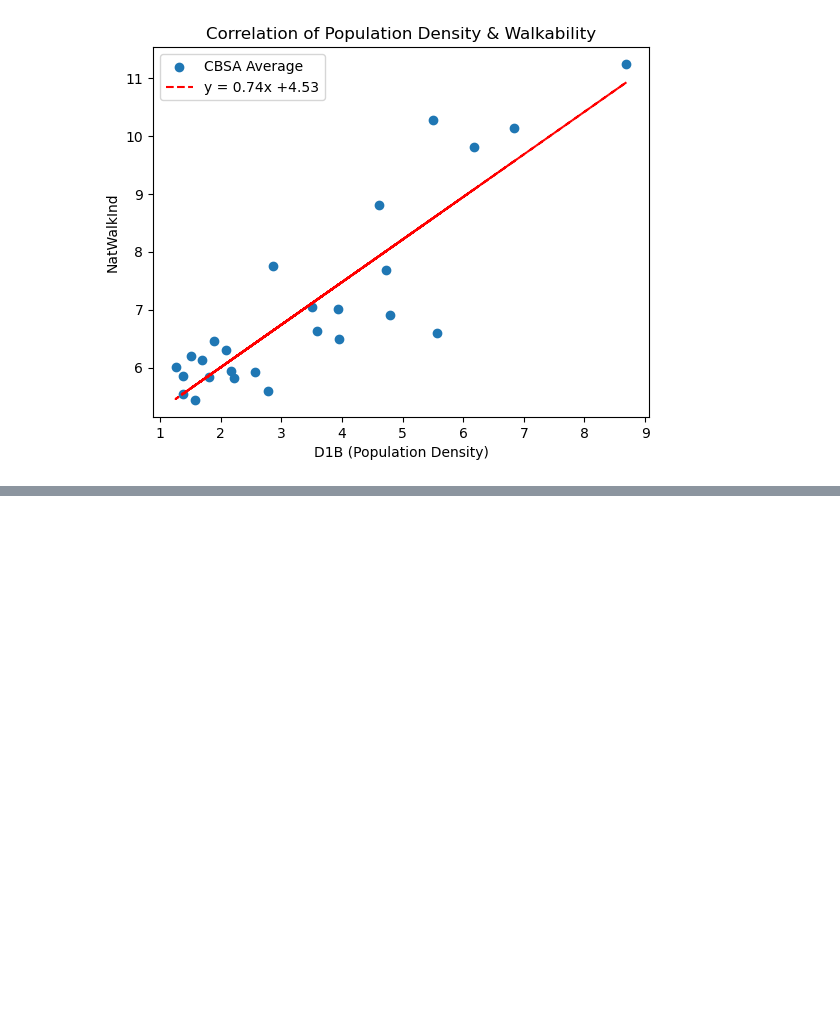
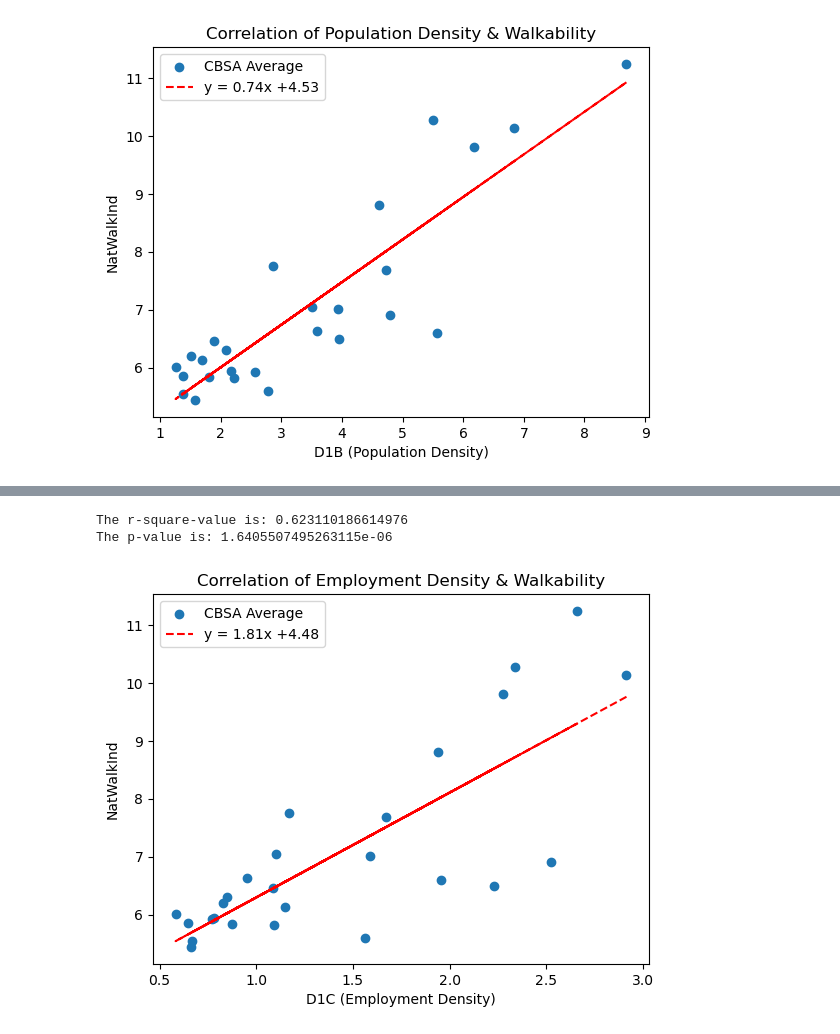
Before and after one commit to fgsalomao/Study---Immigrant-housing-by-class, a Jupyter notebook: Population_Density_and_Unprotected_Area .ipynb, the cells around one changed output, grey strips where cells are left out. Cells and saved outputs as stored; diff of their text form; code cells hidden in the pictures; blank space fills up the shorter version.

```diff
--- a/Population_Density_and_Unprotected_Area .ipynb
+++ b/Population_Density_and_Unprotected_Area .ipynb
@@ -121,0 +231,25 @@ The p-value is: 3.6091953313889607e-09
+# %%
+# Adjusting for the one outlier at beyond (17.5, 12)
+d1c_mean_filtered_df = d1c_mean_df[d1c_mean_df["D1C"] < 5]
+d1c_x_values = d1c_mean_filtered_df['D1C']
+d1c_y_values = d1c_mean_filtered_df['NatWalkInd']
+plt.scatter(d1c_x_values, d1c_y_values, label = 'CBSA Average')
+
+# To do regression
+(slope, intercept, rvalue, pvalue, stderr) = st.linregress(d1c_x_values, d1c_y_values)
+y_predicted_values = d1c_x_values * slope + intercept
+line_equation = "y = " + str(round(slope,2)) + "x +" + str(round(intercept,2))
+plt.plot(d1c_x_values, y_predicted_values,"r--", label = line_equation)
+
+plt.xlabel('D1C (Employment Density)')
+plt.ylabel('NatWalkInd')
+plt.title("Correlation of Employment Density & Walkability")
+
+print(f"The r-square-value is: {rvalue**2}")
+print(f"The p-value is: {pvalue}")
+plt.legend()
+plt.show()
+# %% [output]
+The r-square-value is: 0.623110186614976
+The p-value is: 1.6405507495263115e-06
+[figure, added]
```
Also changed, not shown: parts of 15 cells of this notebook.
